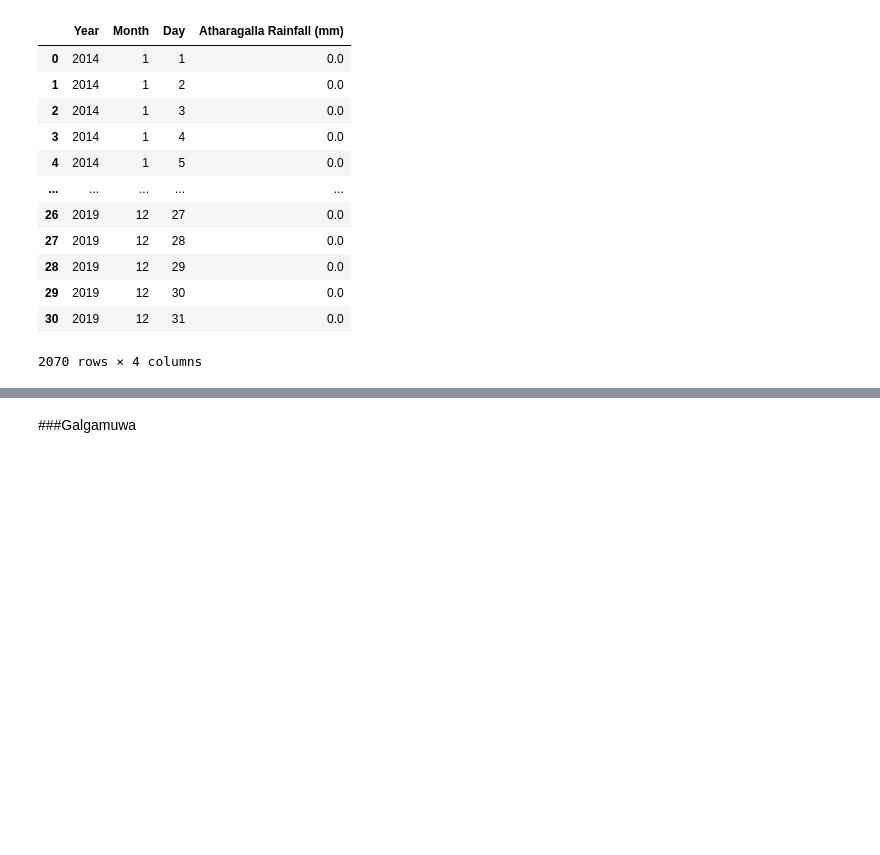
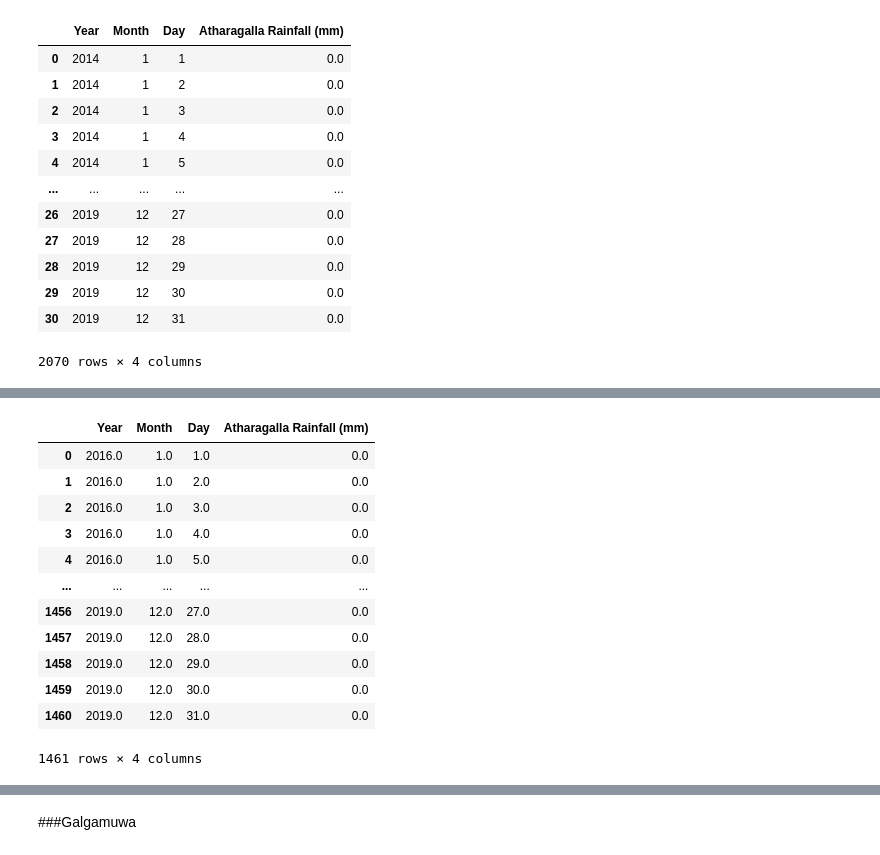
Before and after one commit to cepdnaclk/e17-6sp-Flood-Forecasting-System, a Jupyter notebook: ML/6SPdataSetPreProcess.ipynb, the cells around one changed output, grey strips where cells are left out. Drawn from its saved outputs; the diff is of its cells as text; code cells hidden in the pictures; blank space fills up the shorter version.

```diff
--- a/ML/6SPdataSetPreProcess.ipynb
+++ b/ML/6SPdataSetPreProcess.ipynb
@@ -735,0 +793,21 @@ resultX_atharagalla_14_19
+# %%
+# load the above saved file to apply KNN imputer
+resultX_atharagalla_16_19_impute = pd.read_excel('/content/drive/MyDrive/Project 15_G15 Flood Forecast Modelling/ColabNotebooks/Copy of resultX_atharagalla_16_19.xlsx')
+
+# eliminate index column
+resultX_atharagalla_16_19_impute = resultX_atharagalla_16_19_impute.iloc[:,1:]
+resultX_atharagalla_16_19_impute
+# %% [output]
+|  | Year | Month | Day | Atharagalla Rainfall (mm) |
+| 0 | 2016.0 | 1.0 | 1.0 | 0.0 |
+| 1 | 2016.0 | 1.0 | 2.0 | 0.0 |
+| 2 | 2016.0 | 1.0 | 3.0 | 0.0 |
+| 3 | 2016.0 | 1.0 | 4.0 | 0.0 |
+| 4 | 2016.0 | 1.0 | 5.0 | 0.0 |
+| ... | ... | ... | ... | ... |
+| 1456 | 2019.0 | 12.0 | 27.0 | 0.0 |
+| 1457 | 2019.0 | 12.0 | 28.0 | 0.0 |
+| 1458 | 2019.0 | 12.0 | 29.0 | 0.0 |
+| 1459 | 2019.0 | 12.0 | 30.0 | 0.0 |
+| 1460 | 2019.0 | 12.0 | 31.0 | 0.0 |
+1461 rows × 4 columns
```
Also changed, not shown: parts of 26 cells of this notebook.
